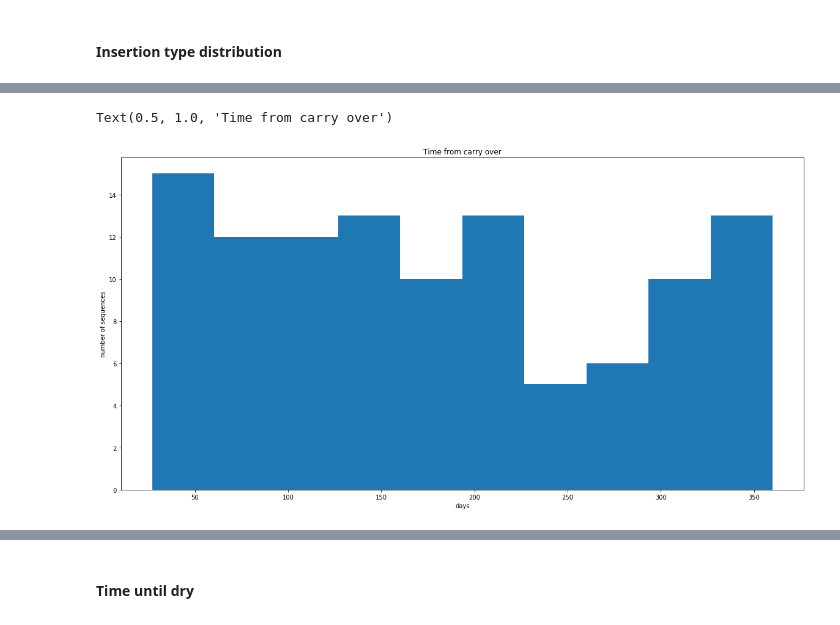
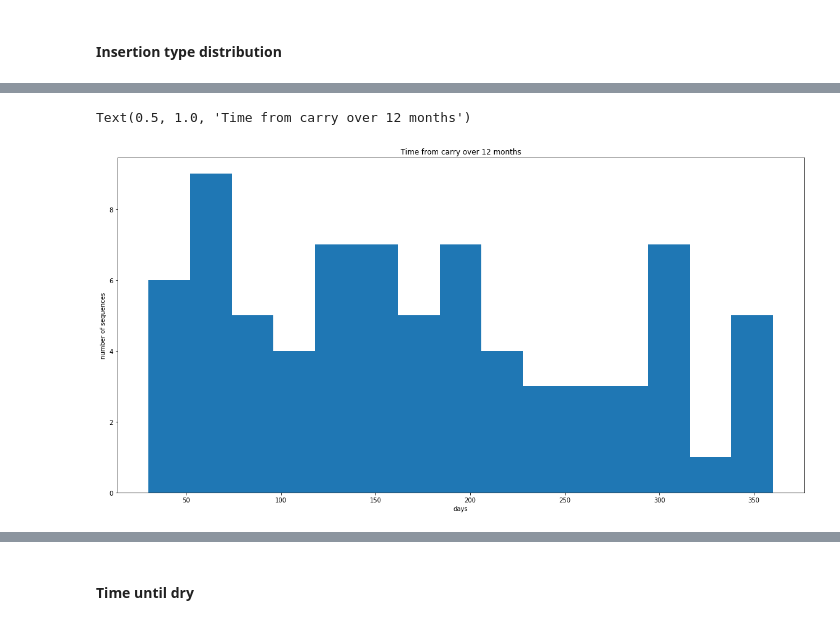
Before and after one commit to theislab/LODE, a Jupyter notebook: feature_statistics/notebooks/0_2_time_series_1-3-6-12-24-months.ipynb, the cells around one changed output, grey strips where cells are left out. Drawn from its saved outputs; the diff is of its cells as text; code cells hidden in the pictures.

```diff
--- a/feature_statistics/notebooks/0_2_time_series_1-3-6-12-24-months.ipynb
+++ b/feature_statistics/notebooks/0_2_time_series_1-3-6-12-24-months.ipynb
@@ -40,10 +91,10 @@ Text(0.5, 1.0, 'month 24')
 # %%
 plt.figure(figsize=(20,10))
 month_12_carry_over = data_pd.loc[data_pd.insertion_type_12 == "carry_over"]
-plt.hist(month_12_carry_over.time_range_12)
+plt.hist(month_12_carry_over.time_range_12, bins = 15)
 plt.xlabel("days")
 plt.ylabel("number of sequences")
-plt.title("Time from carry over")
+plt.title("Time from carry over 12 months")
 # %% [output]
-Text(0.5, 1.0, 'Time from carry over')
+Text(0.5, 1.0, 'Time from carry over 12 months')
-[figure, old version]
+[figure, new version]
```
Also changed, not shown: parts of 36 cells of this notebook, 4 other files.
